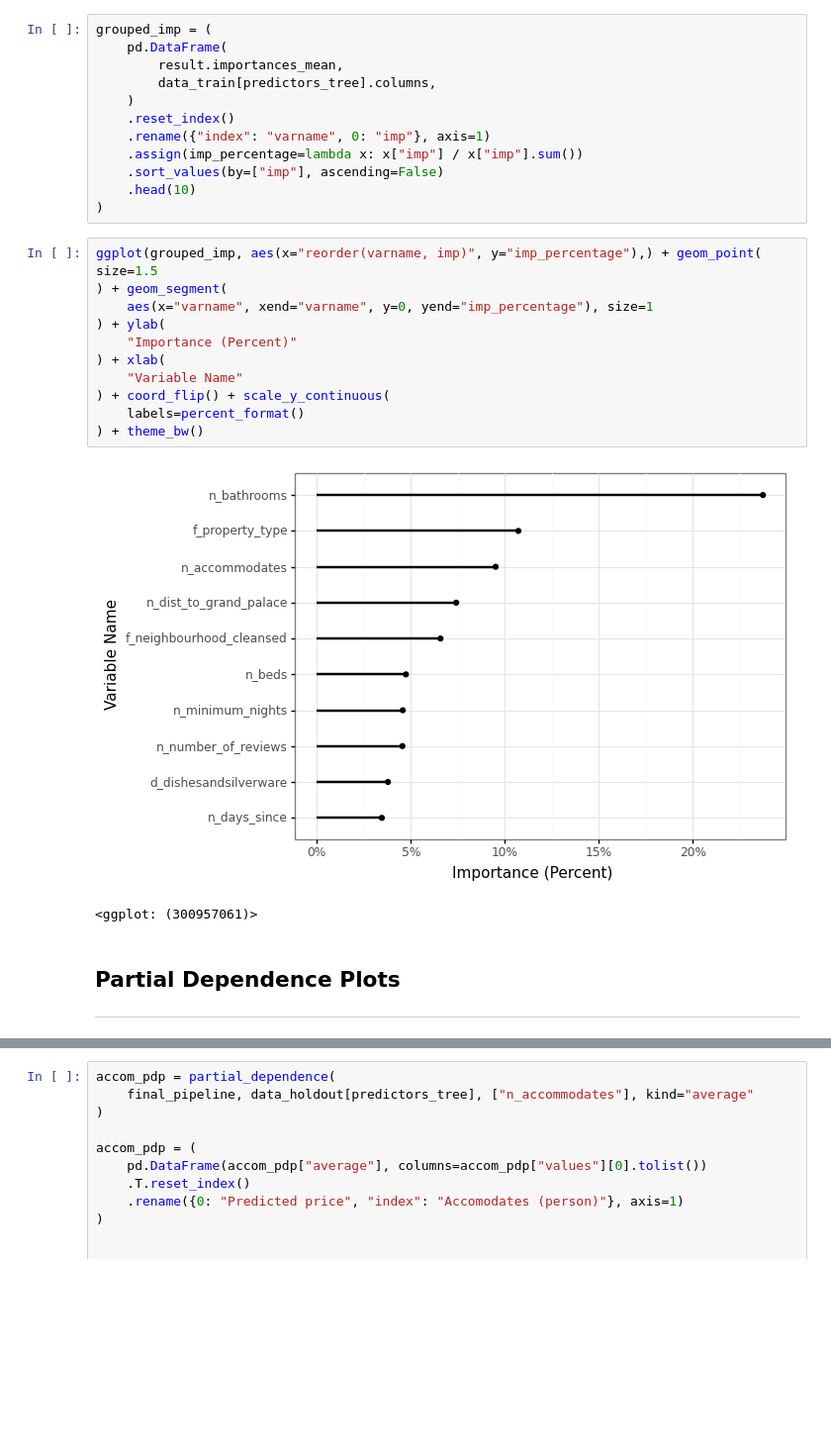
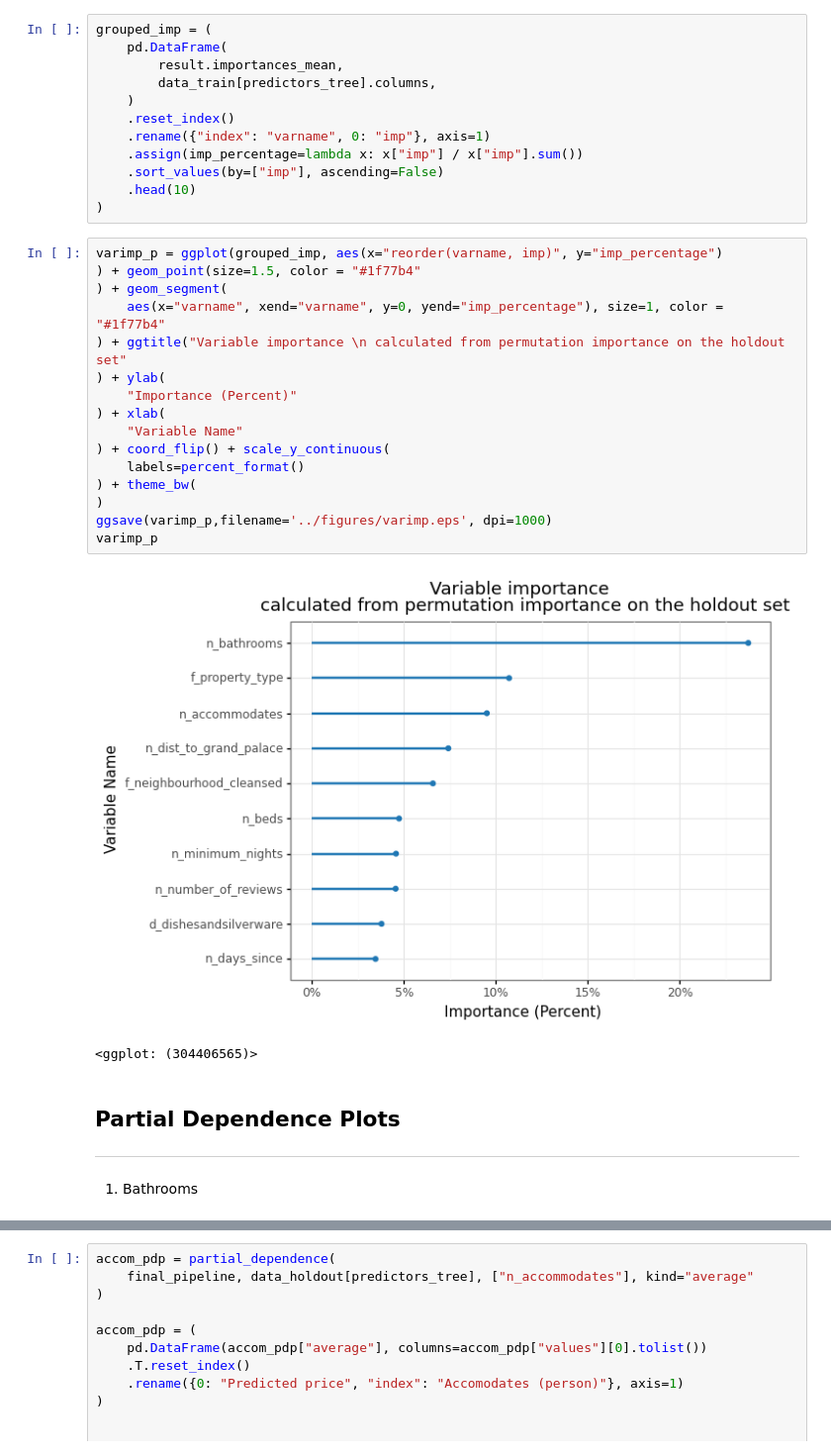
Before and after one commit to adamvig96/Prediction-with-Machine-Learning-for-Economists, a Jupyter notebook: Assignment-2/code/airbnb-predict-bangkok.ipynb, the cells around one changed output, grey strips where cells are left out. Shown: that part at 99% size. Drawn from its saved outputs; the diff is of its cells as text; blank space fills up the shorter version.

```diff
--- a/Assignment-2/code/airbnb-predict-bangkok.ipynb
+++ b/Assignment-2/code/airbnb-predict-bangkok.ipynb
@@ -588,22 +588,29 @@ grouped_imp = (
     .head(10)
 )
 # %%
-ggplot(grouped_imp, aes(x="reorder(varname, imp)", y="imp_percentage"),) + geom_point( size=1.5
+varimp_p = ggplot(grouped_imp, aes(x="reorder(varname, imp)", y="imp_percentage")
+) + geom_point(size=1.5, color = "#1f77b4"
 ) + geom_segment(
-    aes(x="varname", xend="varname", y=0, yend="imp_percentage"), size=1
+    aes(x="varname", xend="varname", y=0, yend="imp_percentage"), size=1, color = "#1f77b4"
+) + ggtitle("Variable importance \n calculated from permutation importance on the holdout set"
 ) + ylab(
     "Importance (Percent)"
 ) + xlab(
     "Variable Name"
 ) + coord_flip() + scale_y_continuous(
     labels=percent_format()
-) + theme_bw()
+) + theme_bw(
+)
+ggsave(varimp_p,filename='../figures/varimp.eps', dpi=1000)
+varimp_p
 # %% [output]
-[figure, old version]
+[figure, new version]
-<ggplot: (300957061)>
+<ggplot: (304406565)>
 # %% [markdown]
 ## Partial Dependence Plots
 -------------------------------------------------------
+# %% [markdown]
+1. Bathrooms
 # %%
 bath_pdp = partial_dependence(
     final_pipeline.fit(data_train[predictors_tree],data_train[target_variable]),
```
Also changed, not shown: parts of 9 cells of this notebook, 1 other file.
